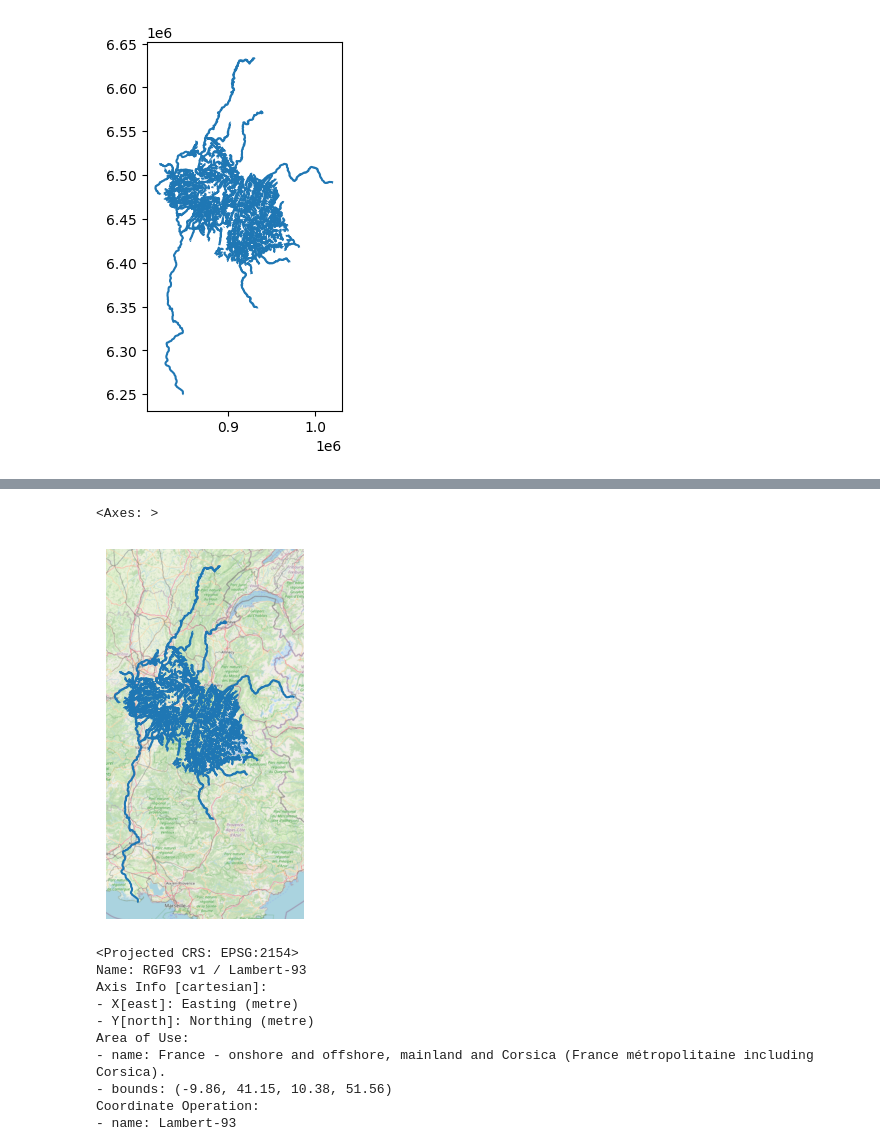
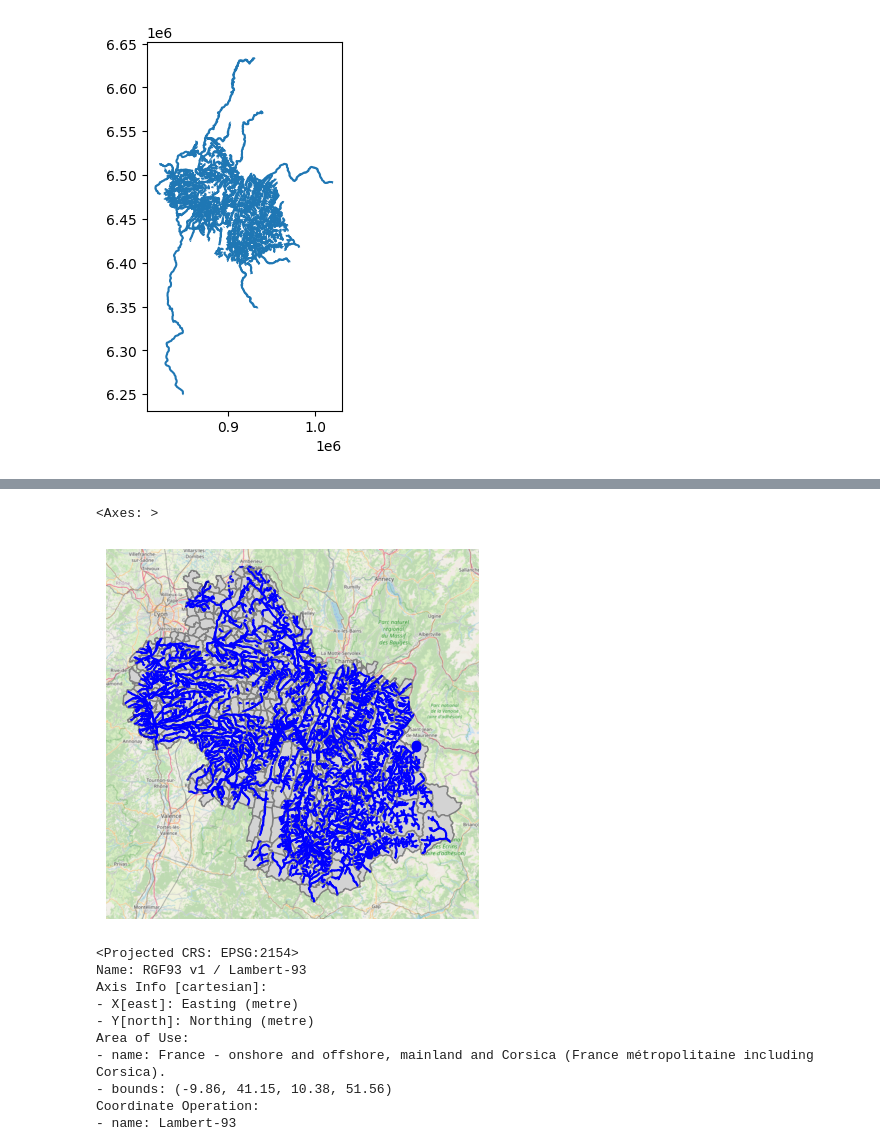
Before and after one commit to riatecom/Formation-Python-OFB, a Jupyter notebook: notebooks/geopandas-rasterio demo.ipynb, the cells around one changed output, grey strips where cells are left out. Cells and saved outputs as stored; diff of their text form; code cells hidden in the pictures.

```diff
--- a/notebooks/geopandas-rasterio demo.ipynb
+++ b/notebooks/geopandas-rasterio demo.ipynb
@@ -5,3 +5,6 @@ Import des bibliothèques
 # %%
 import geopandas as gpd
 import rasterio as rio
+# %%
+communes = gpd.read_file('../data/COMMUNE.shp')
+communes.head()
@@ -20,3 +70,6 @@ cours_deau.plot()
 # %% [output]
 <Axes: >
 [figure]
+# %%
+cours_deau_intersectés = cours_deau.intersection(communes.dissolve().iloc[0].geometry)
+cours_deau_intersectés.plot()
@@ -23,13 +79,21 @@ cours_deau.plot()
 # %%
 import contextily as cx
 
-ax = cours_deau.to_crs('EPSG:3857').plot()
+# Les communes, en Web Mercator
+ax = communes.to_crs('EPSG:3857').plot(edgecolor='grey', color="lightgrey")
+
+# Les cours d'eau, intersectés avec les communes, en Web mercator
+ax = cours_deau_intersectés.to_crs('EPSG:3857').plot(ax = ax, color="blue")
+
+# Ajout du fond de carte
 cx.add_basemap(ax, source='https://tile.openstreetmap.org/{z}/{x}/{y}.png')
+
+# On enlève les axes du graphique
 ax.set_axis_off()
 ax
 # %% [output]
 <Axes: >
-[figure, old version]
+[figure, new version]
 # %%
 cours_deau.crs
 # %% [output]
```
Also changed, not shown: parts of 13 cells of this notebook, 10 other files.
